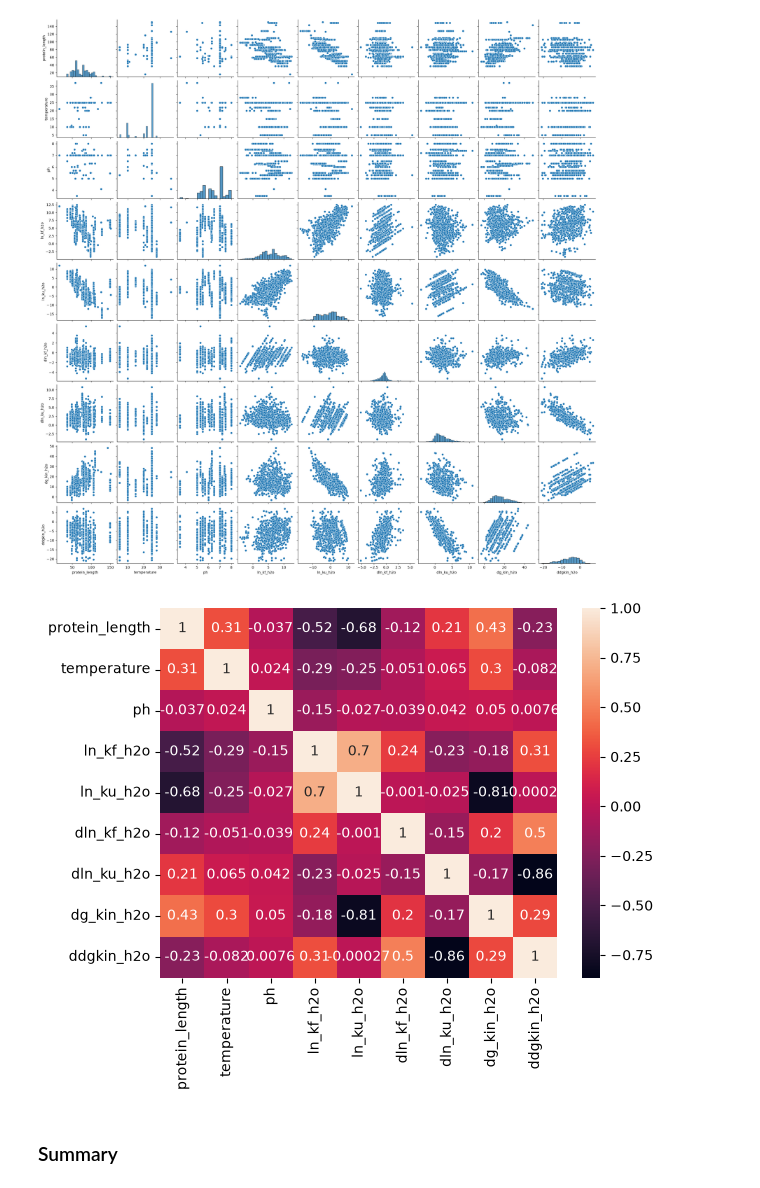
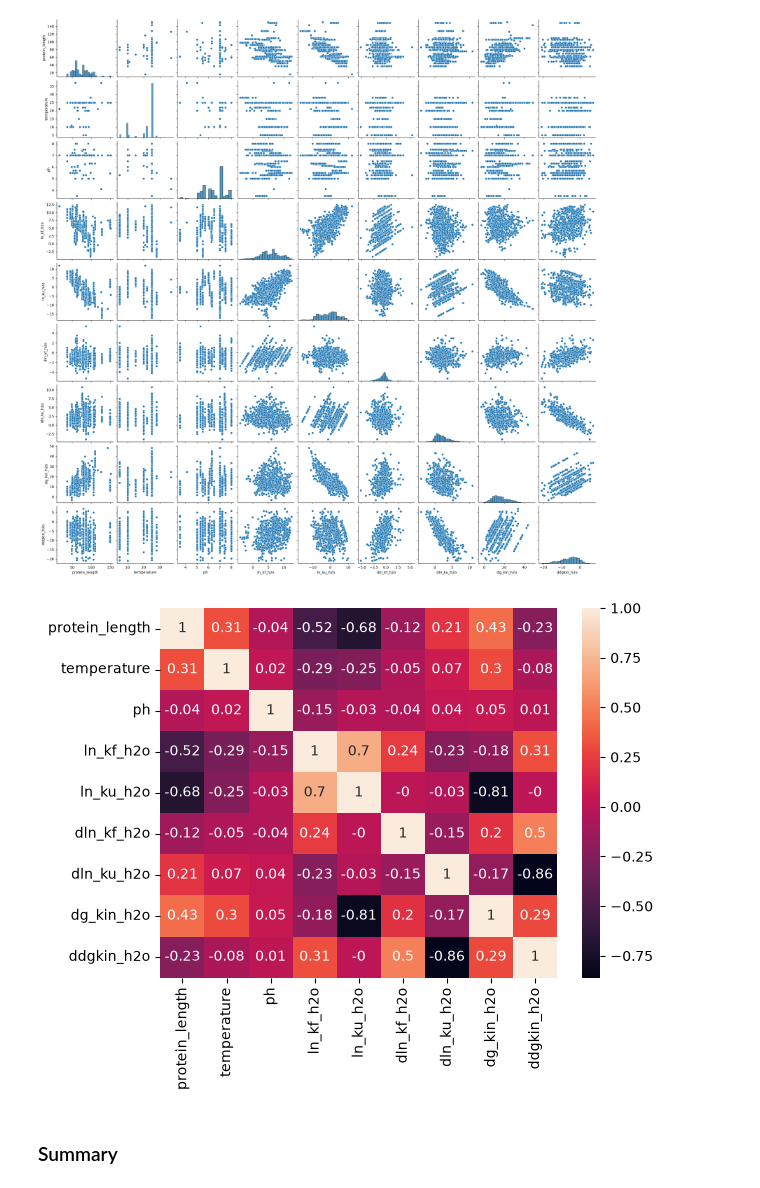
Before and after one commit to isasunde/Protein-Sequence-Based-Prediction-of-Folding-Kinetics, a Jupyter notebook: ETL.ipynb, the cells around one changed output. Saved outputs shown, nothing was run; the diff lists cells and outputs as text; code cells hidden in the pictures.

```diff
--- a/ETL.ipynb
+++ b/ETL.ipynb
@@ -109,31 +108,20 @@ for uniprot in UniProt_list:
 
     data_full = pd.concat([data_full, data_raw], ignore_index=True)
 
-# Align datatypes
-data_full = align_dtype(data_full)
-# Inspect
-print("\nInspecting data...")
-print(inspect(data_full))
-
 # Clean
 print("\nCleaning data...")
 data_clean = clean(data_full)
 
-# Validate
-print("\nValidating data")
-report = validation_report(data_clean)
-
-for idx, error in report["Failure %"].items():
-    if error > 0:
-        print(report)
-        break
-
-# Quality assurance
-quality_assurance(data_clean)
+# Add sequences
+data_clean = add_sequences(data_clean)
 
 # Transform
 print("\nTransforming data...")
 data = transform(data_clean)
+
+# Validate
+print("\nValidating data")
+validate(data)
 
 # Load
 print("\nLoading data...")
@@ -149,7 +137,6 @@ try:
         data=data,
         connection=connection,
         table_name="placeholder",
-        columns=data.columns,
     )
 
     print('\nSort data in database')
@@ -223,9 +226,9 @@ plt.show()
 [figure]
 # %%
 plt.Figure(figsize = (10,6))
-sns.heatmap(data_numeric.corr(), annot=True)
+sns.heatmap(round(data_numeric.corr(), 2), annot=True)
 plt.show()
 # %% [output]
-[figure, old version]
+[figure, new version]
 # %% [markdown]
 ### Summary
```
Also changed, not shown: parts of 3 cells of this notebook, 21 other files.
